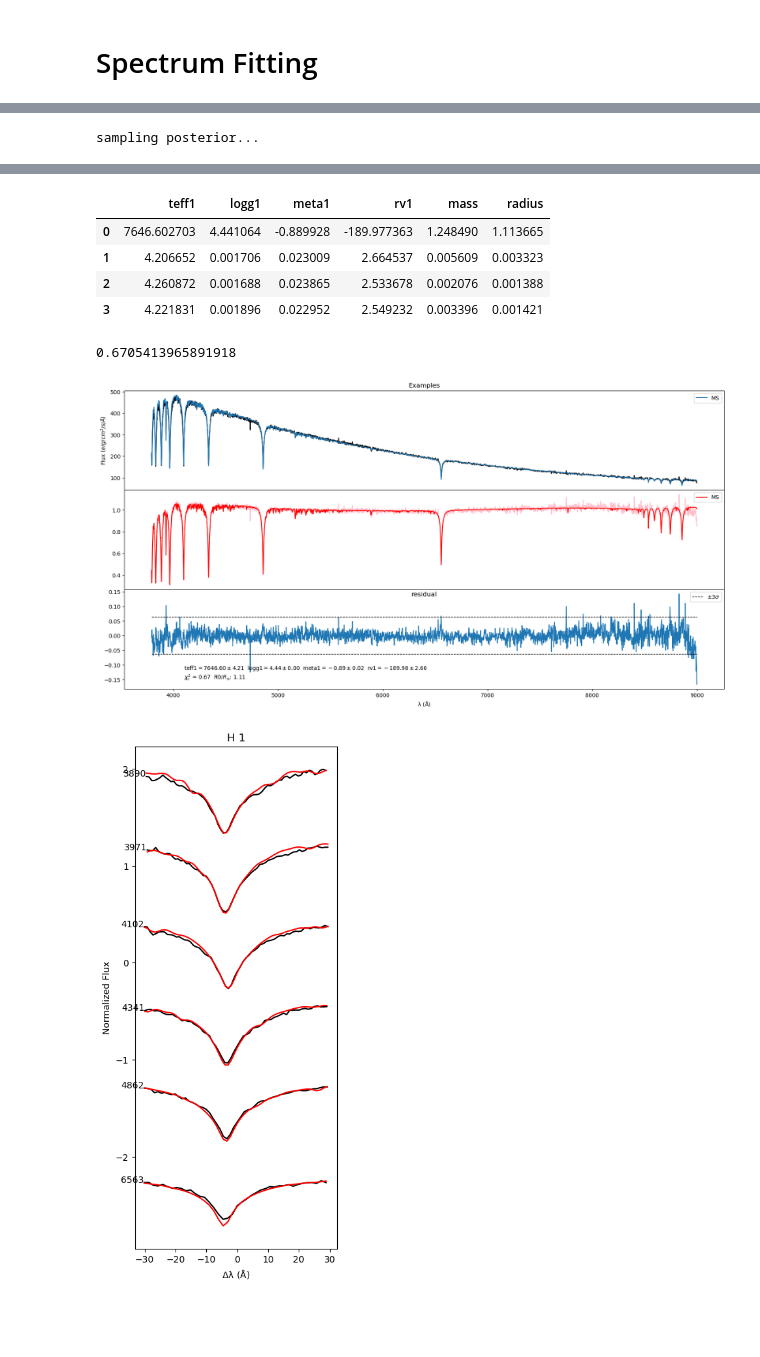
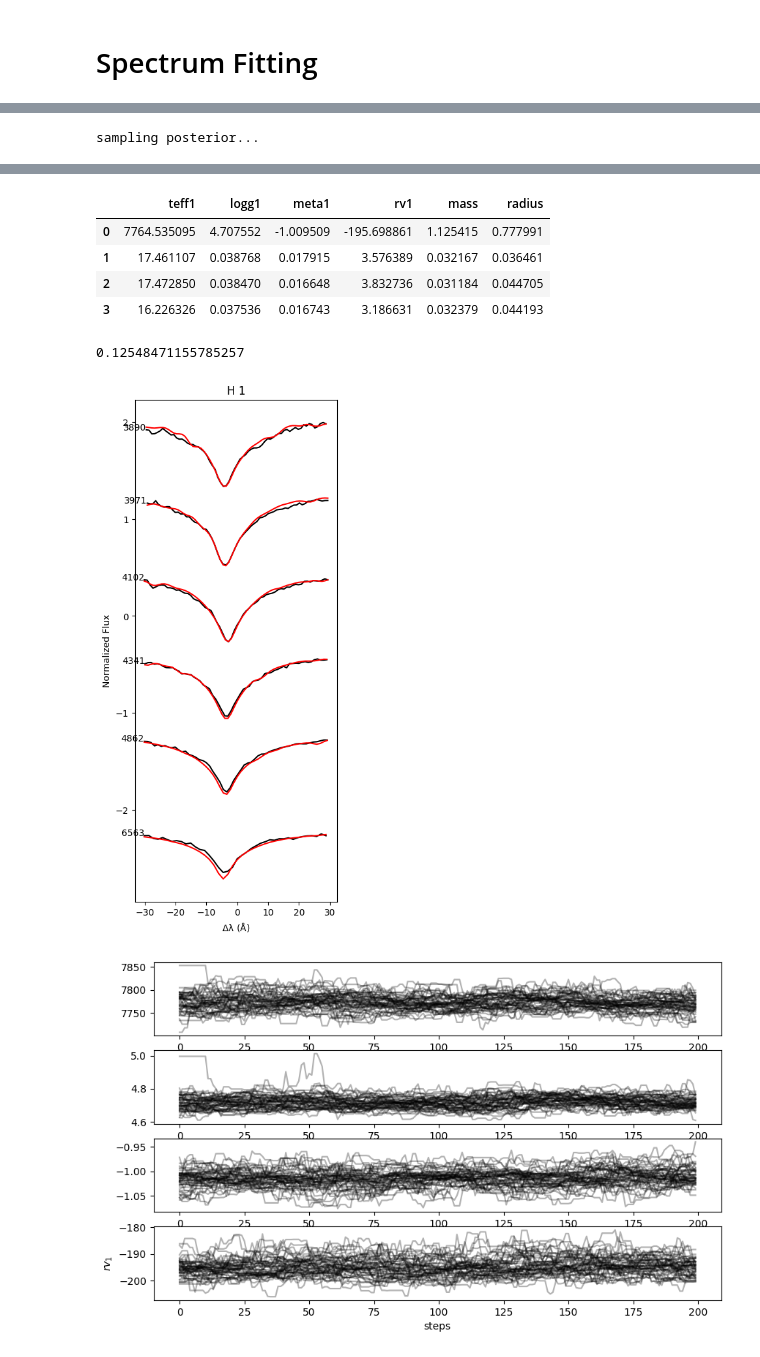
Before and after one commit to Squarerootof6/BinaryTools, a Jupyter notebook: demo.ipynb, the cells around one changed output, grey strips where cells are left out. Drawn from its saved outputs; the diff is of its cells as text; code cells hidden in the pictures; blank space fills up the shorter version.

```diff
--- a/demo.ipynb
+++ b/demo.ipynb
@@ -116,7 +116,7 @@ def selection(specclass):
     return res
 
 specclass = "MS"
-specclass = "DA+DA"
+#specclass = "DA+DA"
 print('now trying: ',specclass)
 init_rv = [[-189.903320542633], [60]]
 #init_rv=[[rv1,rv2],[e_rv1,e_rv2]]
@@ -131,7 +131,7 @@ final_result, redchi,tmp_plot= gfp.fit_spectrum(wl, flux, filters,gri,selection(
 mcmc =True, nwalkers = 50, burn = 300, ndraws = 200,nteff=0,
 cali=False,norm_kw=dict(showline = addition_elements,splr=False,plot=False),
 given_plot = None,plot_init = True, make_plot =True, plot_corner = True,
-savename = 'Examples',onlyprofile=False,verbose = True,plot_trace=True,
+savename = 'Examples',onlyprofile=True,verbose = True,plot_trace=True,
 lmfit_kw={'method':'leastsq','factor':100},init_rv = init_rv,
 rv_kw = {'plot':True},addition_elements=addition_elements,progress=True,sampler_kw=dict(threads=1,moves=None),fig_path='./',output_path='./',init_paras = init_paras)
 display(final_result)
@@ -161,8 +160,8 @@ Final parameters: [array([ 7.64660270e+03,  4.44106404e+00, -8.89927648e-01, -1.
 |  | teff1 | logg1 | meta1 | rv1 | mass | radius |
-| 0 | 7646.602703 | 4.441064 | -0.889928 | -189.977363 | 1.248490 | 1.113665 |
-| 1 | 4.206652 | 0.001706 | 0.023009 | 2.664537 | 0.005609 | 0.003323 |
-| 2 | 4.260872 | 0.001688 | 0.023865 | 2.533678 | 0.002076 | 0.001388 |
-| 3 | 4.221831 | 0.001896 | 0.022952 | 2.549232 | 0.003396 | 0.001421 |
+| 0 | 7764.535095 | 4.707552 | -1.009509 | -195.698861 | 1.125415 | 0.777991 |
+| 1 | 17.461107 | 0.038768 | 0.017915 | 3.576389 | 0.032167 | 0.036461 |
+| 2 | 17.472850 | 0.038470 | 0.016648 | 3.832736 | 0.031184 | 0.044705 |
+| 3 | 16.226326 | 0.037536 | 0.016743 | 3.186631 | 0.032379 | 0.044193 |
-0.6705413965891918
+0.12548471155785257
-[figure, old version]
+[figure, new version]
-[figure, old version]
+[figure, new version]
```
Also changed, not shown: parts of 1 cell of this notebook, 3 other files.
